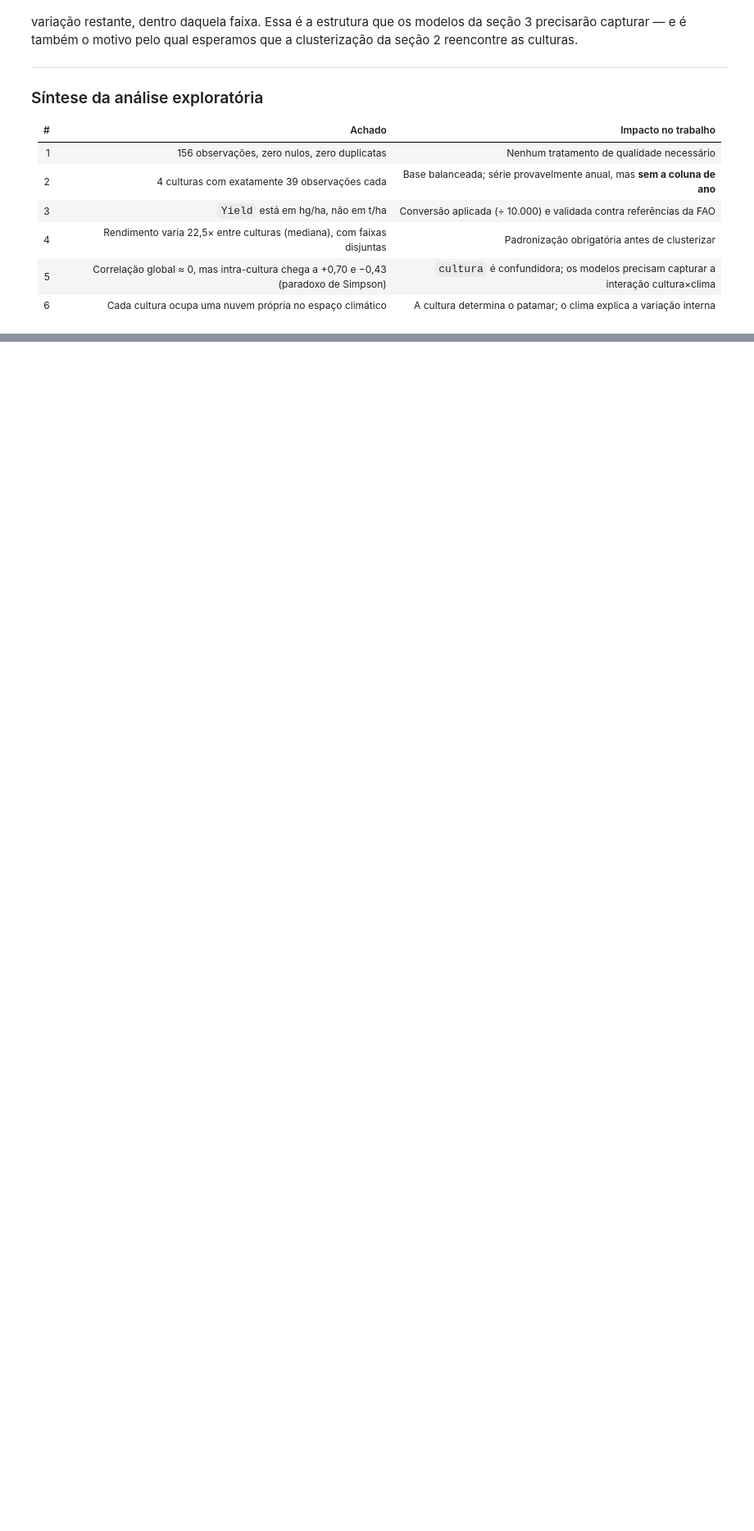
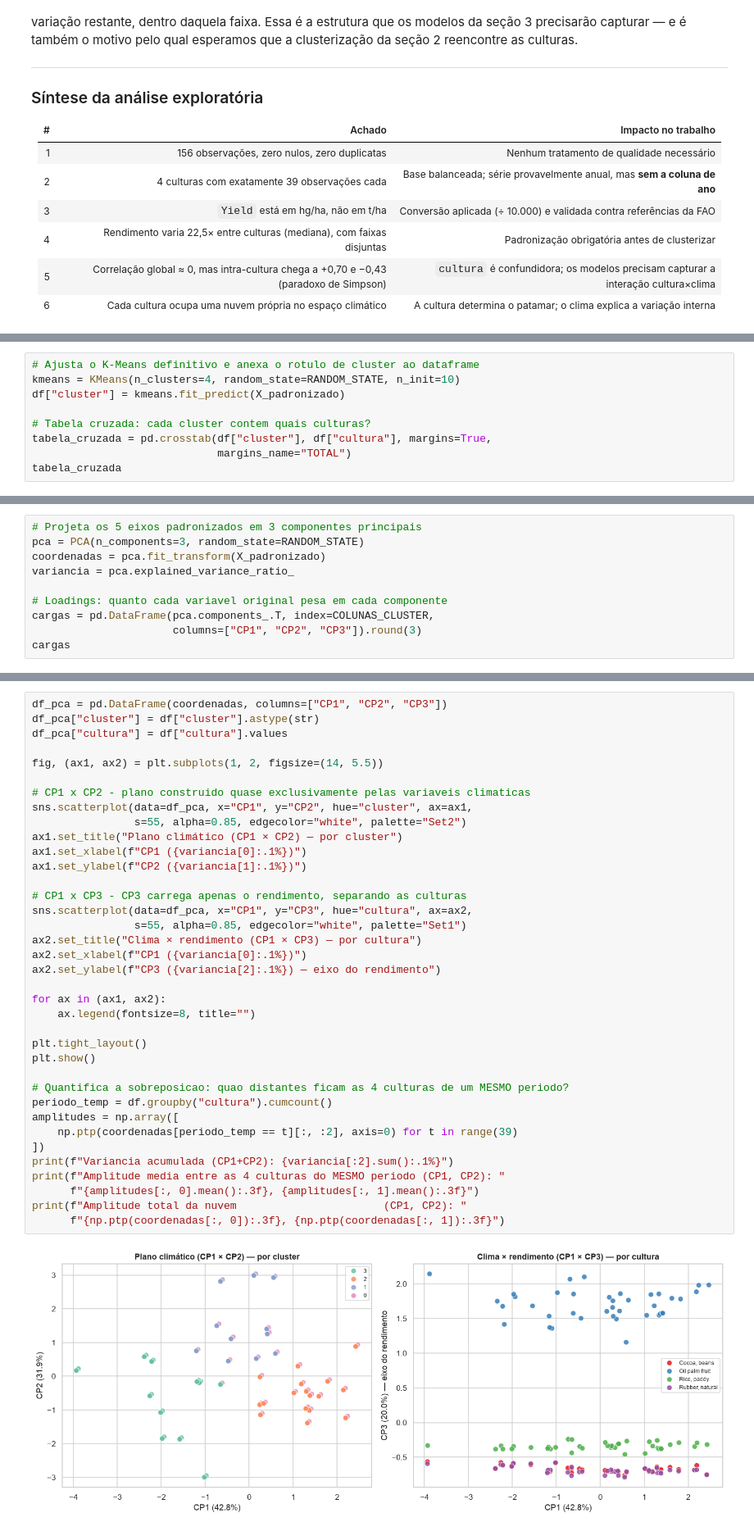
Before and after one commit to kainan-beep/fiap05cap1, a Jupyter notebook: KainanBilibioAguiar_rm570594_pbl_fase4.ipynb, the cells around one changed output, grey strips where cells are left out. Shown at 82% size. Saved outputs shown, nothing was run; the diff lists cells and outputs as text; blank space fills up the shorter version.

```diff
--- a/KainanBilibioAguiar_rm570594_pbl_fase4.ipynb
+++ b/KainanBilibioAguiar_rm570594_pbl_fase4.ipynb
@@ -511,0 +647,9 @@ motivo pelo qual esperamos que a clusterização da seção 2 reencontre as cult
+# %%
+# Ajusta o K-Means definitivo e anexa o rotulo de cluster ao dataframe
+kmeans = KMeans(n_clusters=4, random_state=RANDOM_STATE, n_init=10)
+df["cluster"] = kmeans.fit_predict(X_padronizado)
+
+# Tabela cruzada: cada cluster contem quais culturas?
+tabela_cruzada = pd.crosstab(df["cluster"], df["cultura"], margins=True,
+                             margins_name="TOTAL")
+tabela_cruzada
@@ -511,0 +746,10 @@ motivo pelo qual esperamos que a clusterização da seção 2 reencontre as cult
+# %%
+# Projeta os 5 eixos padronizados em 3 componentes principais
+pca = PCA(n_components=3, random_state=RANDOM_STATE)
+coordenadas = pca.fit_transform(X_padronizado)
+variancia = pca.explained_variance_ratio_
+
+# Loadings: quanto cada variavel original pesa em cada componente
+cargas = pd.DataFrame(pca.components_.T, index=COLUNAS_CLUSTER,
+                      columns=["CP1", "CP2", "CP3"]).round(3)
+cargas
@@ -511,0 +763,39 @@ motivo pelo qual esperamos que a clusterização da seção 2 reencontre as cult
+# %%
+df_pca = pd.DataFrame(coordenadas, columns=["CP1", "CP2", "CP3"])
+df_pca["cluster"] = df["cluster"].astype(str)
+df_pca["cultura"] = df["cultura"].values
+
+fig, (ax1, ax2) = plt.subplots(1, 2, figsize=(14, 5.5))
+
+# CP1 x CP2 - plano construido quase exclusivamente pelas variaveis climaticas
+sns.scatterplot(data=df_pca, x="CP1", y="CP2", hue="cluster", ax=ax1,
+                s=55, alpha=0.85, edgecolor="white", palette="Set2")
+ax1.set_title("Plano climático (CP1 × CP2) — por cluster")
+ax1.set_xlabel(f"CP1 ({variancia[0]:.1%})")
+ax1.set_ylabel(f"CP2 ({variancia[1]:.1%})")
+
+# CP1 x CP3 - CP3 carrega apenas o rendimento, separando as culturas
+sns.scatterplot(data=df_pca, x="CP1", y="CP3", hue="cultura", ax=ax2,
+                s=55, alpha=0.85, edgecolor="white", palette="Set1")
+ax2.set_title("Clima × rendimento (CP1 × CP3) — por cultura")
+ax2.set_xlabel(f"CP1 ({variancia[0]:.1%})")
+ax2.set_ylabel(f"CP3 ({variancia[2]:.1%}) — eixo do rendimento")
+
+for ax in (ax1, ax2):
+    ax.legend(fontsize=8, title="")
+
+plt.tight_layout()
+plt.show()
+
+# Quantifica a sobreposicao: quao distantes ficam as 4 culturas de um MESMO periodo?
+periodo_temp = df.groupby("cultura").cumcount()
+amplitudes = np.array([
+    np.ptp(coordenadas[periodo_temp == t][:, :2], axis=0) for t in range(39)
+])
+print(f"Variancia acumulada (CP1+CP2): {variancia[:2].sum():.1%}")
+print(f"Amplitude media entre as 4 culturas do MESMO periodo (CP1, CP2): "
+      f"{amplitudes[:, 0].mean():.3f}, {amplitudes[:, 1].mean():.3f}")
+print(f"Amplitude total da nuvem                       (CP1, CP2): "
+      f"{np.ptp(coordenadas[:, 0]):.3f}, {np.ptp(coordenadas[:, 1]):.3f}")
+# %% [output]
+[figure, added]
```
Also changed, not shown: parts of 19 cells of this notebook.
